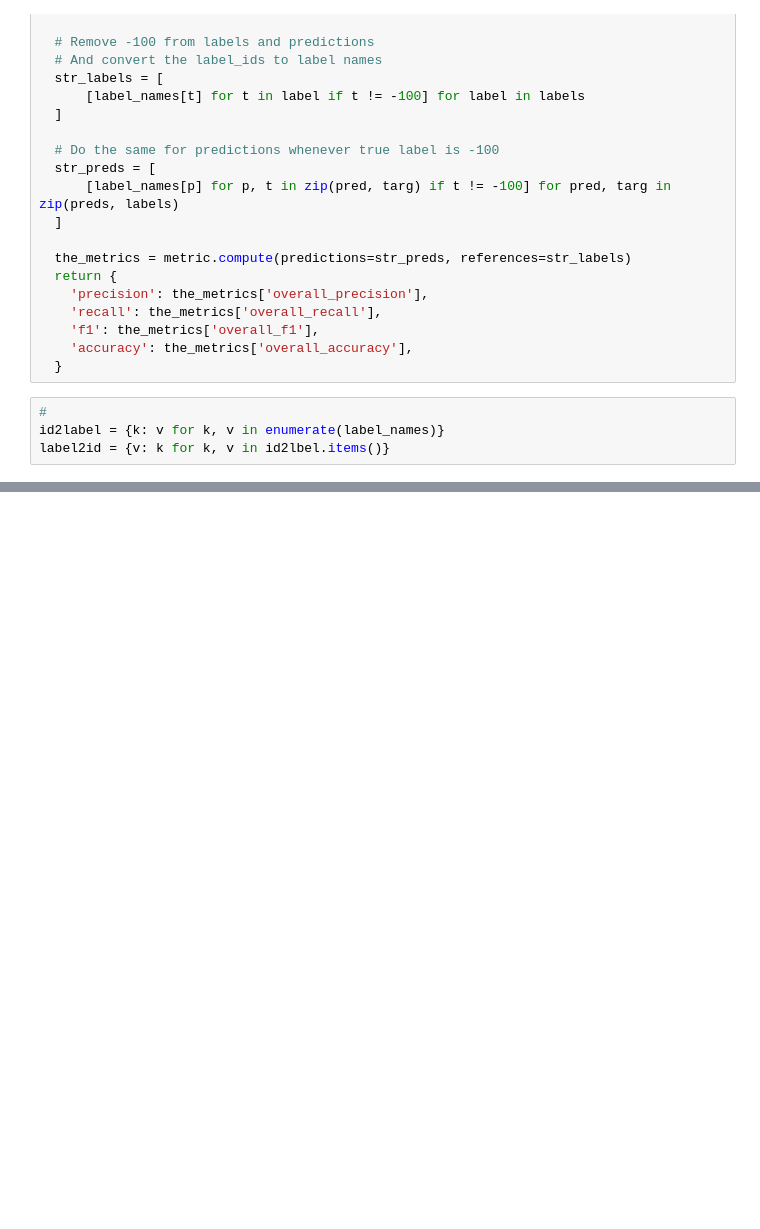
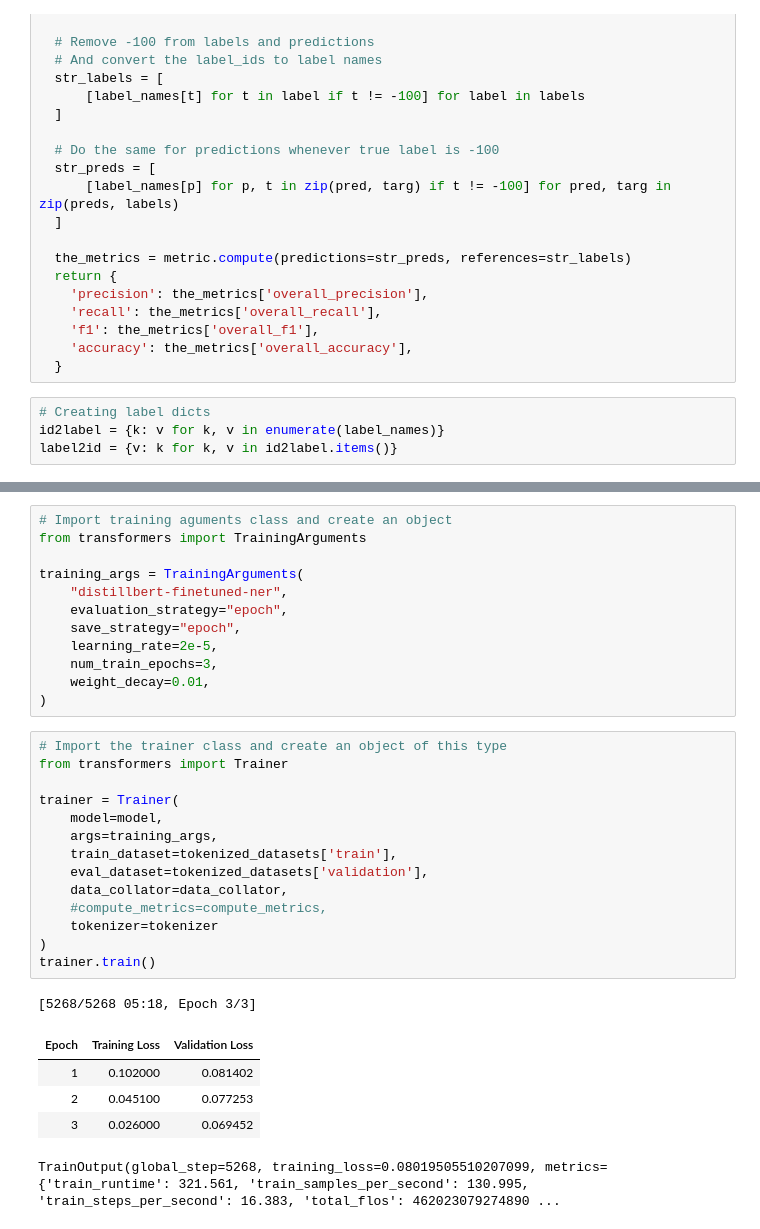
Before and after one commit to JonasHagstrom79/Natural-Language-Processing, a Jupyter notebook: Data&Tokenizer_NER.ipynb, the cells around one changed output, grey strips where cells are left out. Cells and saved outputs as stored; diff of their text form; blank space fills up the shorter version.

```diff
--- a/Data&Tokenizer_NER.ipynb
+++ b/Data&Tokenizer_NER.ipynb
@@ -451,9 +451,9 @@ def copute_metrics(logits_and_labels):
     'accuracy': the_metrics['overall_accuracy'],
   }
 # %%
-#
+# Creating label dicts
 id2label = {k: v for k, v in enumerate(label_names)}
-label2id = {v: k for k, v in id2lbel.items()}
+label2id = {v: k for k, v in id2label.items()}
 # %%
 #
 from transformers import AutoModelForTokenClassification
@@ -465,0 +472,33 @@ model = AutoModelForTokenClassification.from_pretrained(
+# %%
+# Import training aguments class and create an object
+from transformers import TrainingArguments
+
+training_args = TrainingArguments(
+    "distillbert-finetuned-ner",
+    evaluation_strategy="epoch",
+    save_strategy="epoch",
+    learning_rate=2e-5,
+    num_train_epochs=3,
+    weight_decay=0.01,
+)
+# %%
+# Import the trainer class and create an object of this type
+from transformers import Trainer
+
+trainer = Trainer(
+    model=model,
+    args=training_args,
+    train_dataset=tokenized_datasets['train'],
+    eval_dataset=tokenized_datasets['validation'],
+    data_collator=data_collator,
+    #compute_metrics=compute_metrics,
+    tokenizer=tokenizer
+)
+trainer.train()
+# %% [output]
+[5268/5268 05:18, Epoch 3/3]
+| Epoch | Training Loss | Validation Loss |
+| 1 | 0.102000 | 0.081402 |
+| 2 | 0.045100 | 0.077253 |
+| 3 | 0.026000 | 0.069452 |
+TrainOutput(global_step=5268, training_loss=0.08019505510207099, metrics={'train_runtime': 321.561, 'train_samples_per_second': 130.995, 'train_steps_per_second': 16.383, 'total_flos': 462023079274890 ...
```
Also changed, not shown: parts of 6 cells of this notebook.
